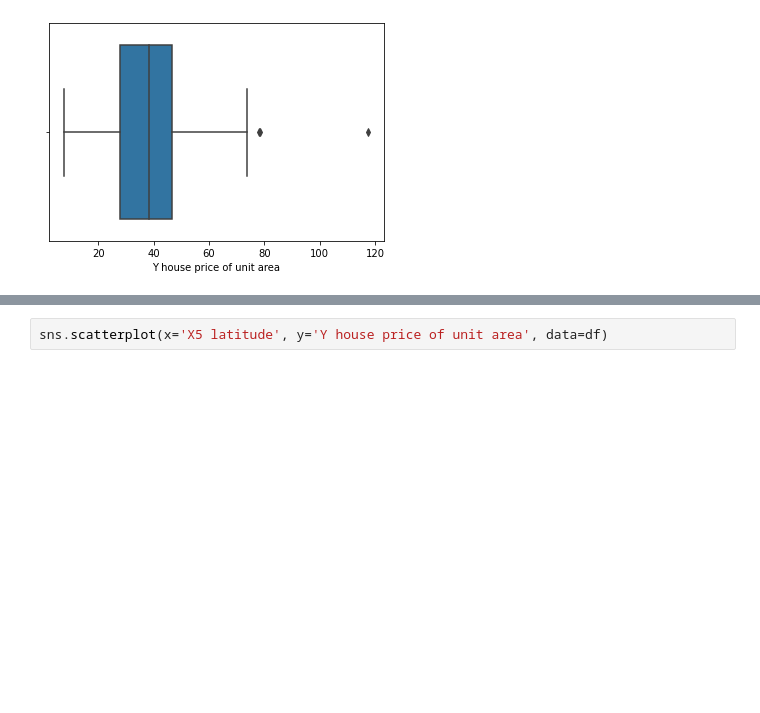
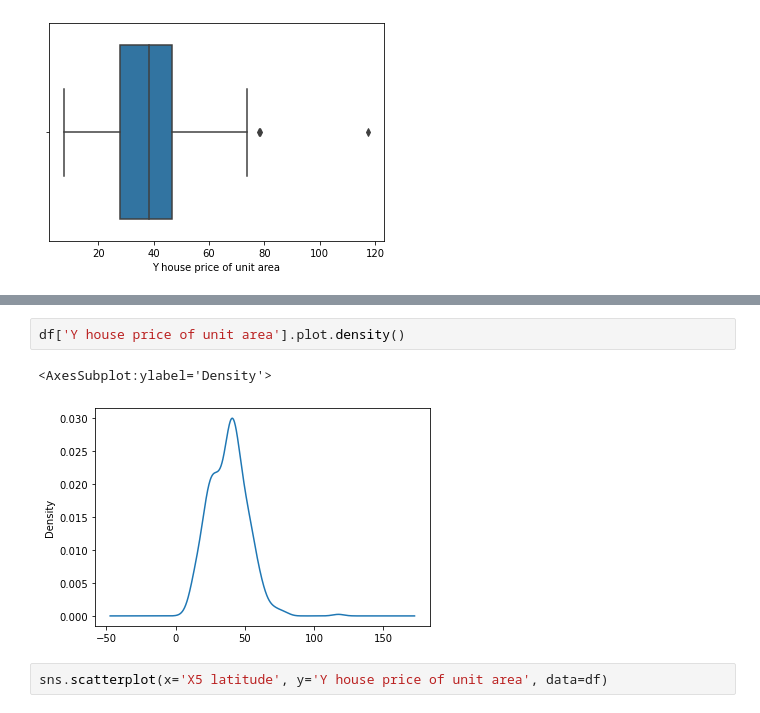
Before and after one commit to mencer456/Assignment-2-Linear-Regression, a Jupyter notebook: Assignment2.ipynb, the cells around one changed output, grey strips where cells are left out. Drawn from its saved outputs; the diff is of its cells as text; blank space fills up the shorter version.

```diff
--- a/Assignment2.ipynb
+++ b/Assignment2.ipynb
@@ -224,3 +264,8 @@ The values sdlfjasl;dfjkas;ldfkjasf
+# %%
+df['Y house price of unit area'].plot.density()
+# %% [output]
+<AxesSubplot:ylabel='Density'>
+[figure, added]
 # %%
 sns.scatterplot(x='X5 latitude', y='Y house price of unit area', data=df)
 # %% [output]
```
Also changed, not shown: parts of 11 cells of this notebook.
